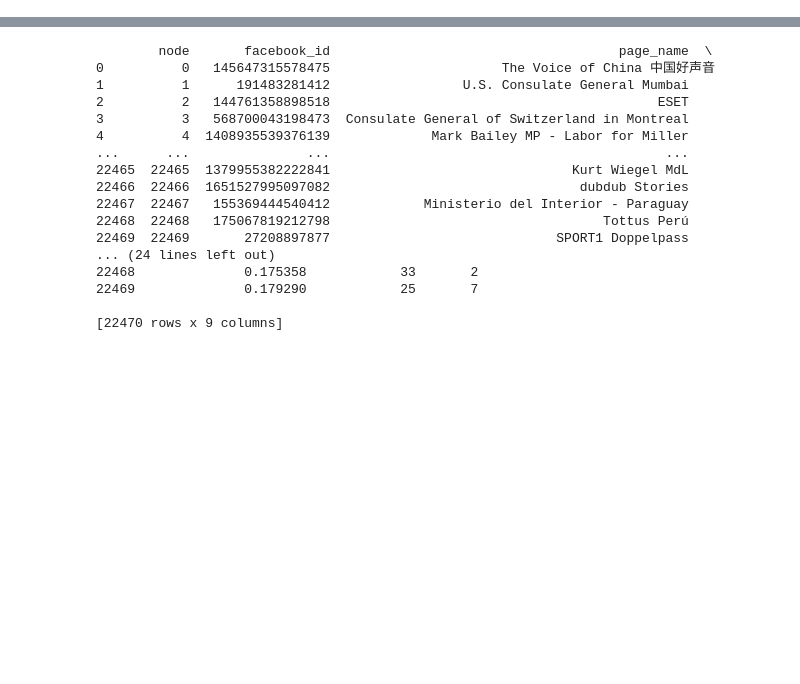
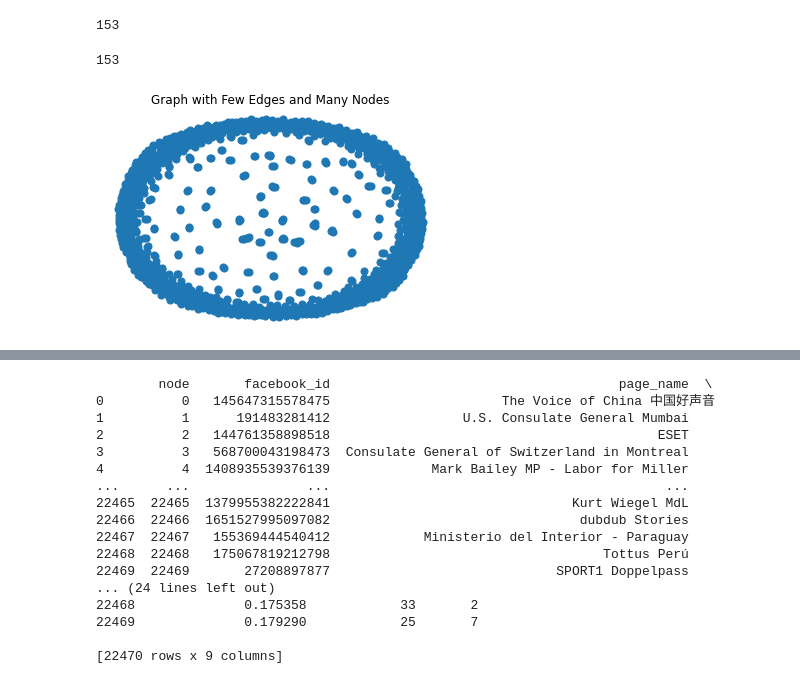
Before and after one commit to Arefay97/Social-Media-Analytics---Project, a Jupyter notebook: explore.ipynb, the cells around one changed output, grey strips where cells are left out. Saved outputs shown, nothing was run; the diff lists cells and outputs as text; code cells hidden in the pictures; blank space fills up the shorter version.

```diff
--- a/explore.ipynb
+++ b/explore.ipynb
@@ -41,0 +64,21 @@ df_nodes.head()
+# %%
+len(nan_G.edges())
+# %% [output]
+153
+# %%
+len(nan_edges)
+# %% [output]
+153
+# %%
+# Create a layout for the nodes
+pos = nx.spring_layout(nan_G)
+
+# Draw the nodes
+nx.draw_networkx_nodes(nan_G, pos, node_size=50)
+
+# Display the graph
+plt.title("Graph with Few Edges and Many Nodes")
+plt.axis("off")
+plt.show()
+# %% [output]
+[figure, added]
```
Also changed, not shown: parts of 23 cells of this notebook, 6 other files.
